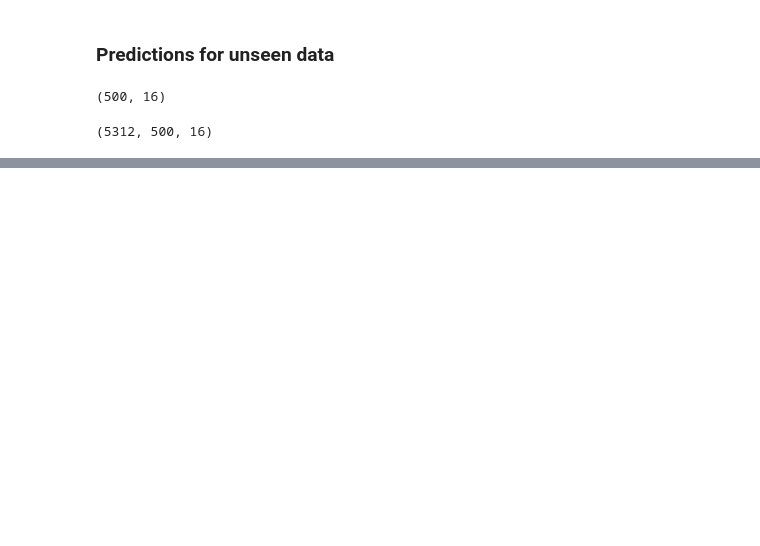
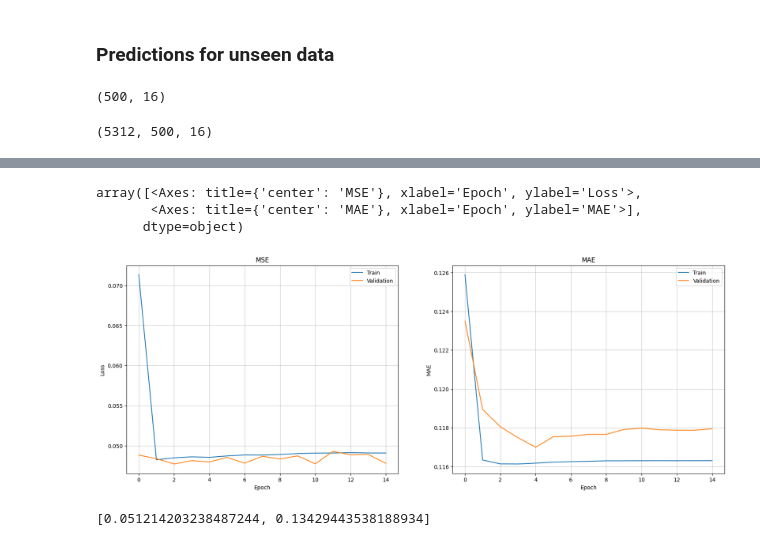
Before and after one commit to mattwagon/oil_production_prediction, a Jupyter notebook: notebooks/eduardo - rnn-model.ipynb, the cells around one changed output, grey strips where cells are left out. Drawn from its saved outputs; the diff is of its cells as text; code cells hidden in the pictures; blank space fills up the shorter version.

```diff
--- a/notebooks/eduardo - rnn-model.ipynb
+++ b/notebooks/eduardo - rnn-model.ipynb
@@ -2180,0 +2166,23 @@ array([[ 9565.49 ],
+# %%
+def init_model_10(X_train, y_train):
+
+    reg = regularizers.l1_l2(l1=0.005)
+
+    #arquitecture
+    model = models.Sequential()
+    model.add(layers.LSTM(8, activation='tanh', input_shape=(X_train.shape[1], X_train.shape[2]), kernel_regularizer=reg))
+    model.add(layers.Dropout(rate=0.1))
+    output_len = y_train.shape[1]
+    model.add(layers.Dense(output_len, activation='linear'))
+
+    #compile
+    adam = optimizers.Adam(learning_rate=0.05)
+
+    model.compile(loss='mse',
+                 optimizer=adam,
+                 metrics=['mae'])
+
+    return model
+# %%
+model_10 = init_model_10(X_train, y_train)
+model_10.summary()
@@ -2180,0 +2205,17 @@ array([[ 9565.49 ],
+# %%
+es = EarlyStopping(patience=10, restore_best_weights=True, monitor='val_mae', mode='min')
+
+def fit_model(model):
+
+    history = model.fit(X_train, y_train,
+                        validation_split=0.3,
+                        shuffle = False,
+                        batch_size=16,
+                        epochs=50,
+                        verbose=1,
+                        callbacks=[es]
+                       )
+
+    return (model, history)
+# %%
+model_10, history_10 = fit_model(model_10)
@@ -2180,0 +2242,12 @@ array([[ 9565.49 ],
+# %%
+plot_history(history_10)
+# %% [output]
+array([<Axes: title={'center': 'MSE'}, xlabel='Epoch', ylabel='Loss'>,
+       <Axes: title={'center': 'MAE'}, xlabel='Epoch', ylabel='MAE'>],
+      dtype=object)
+[figure, added]
+# %%
+res10 = model_10.evaluate(X_test, y_test, verbose=0)
+res10
+# %% [output]
+[0.051214203238487244, 0.13429443538188934]
```
Also changed, not shown: parts of 50 cells of this notebook.
